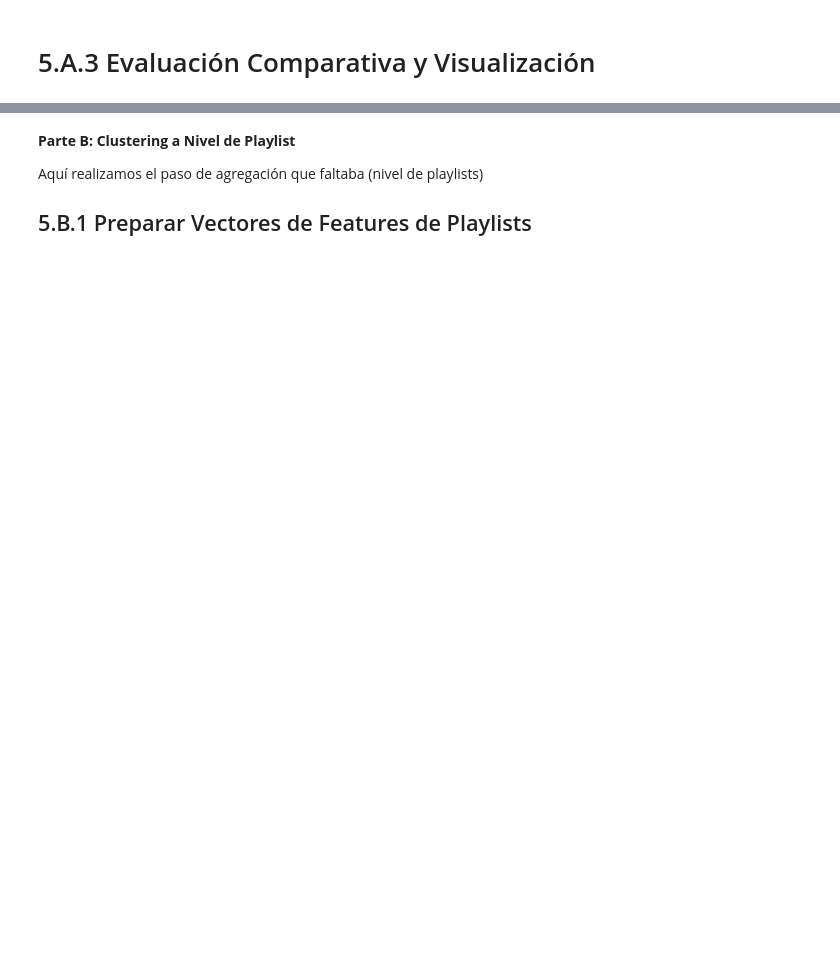
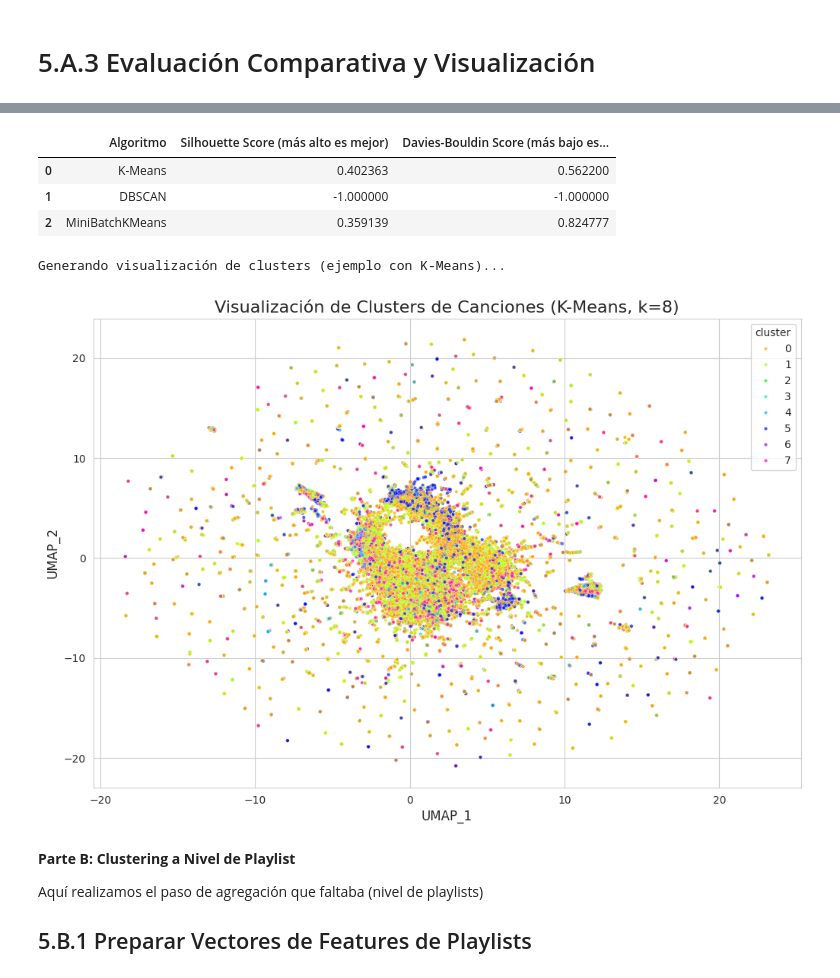
Before and after one commit to fabianlgomez/mpd-PlaylistSimilarity-unal, a Jupyter notebook: associationRules&Clustering.ipynb, the cells around one changed output, grey strips where cells are left out. Drawn from its saved outputs; the diff is of its cells as text; code cells hidden in the pictures; blank space fills up the shorter version.

```diff
--- a/associationRules&Clustering.ipynb
+++ b/associationRules&Clustering.ipynb
@@ -491,0 +502,74 @@ plt.show()
+# %%
+# --- 5.A.3 Evaluación Comparativa y Visualización (MODIFICADO Y CORREGIDO) ---
+
+print("\nCalculando métricas de evaluación...")
+
+# --- K-Means ---
+# CORREGIDO: Usamos X_tracks_numeric para el cálculo de los scores.
+print("Evaluando K-Means...")
+score_s_kmeans = silhouette_score(X_tracks_numeric, track_labels_kmeans)
+score_db_kmeans = davies_bouldin_score(X_tracks_numeric, track_labels_kmeans)
+
+# --- DBSCAN ---
+# CORREGIDO: Usamos X_tracks_numeric y mantenemos la optimización de muestreo para el cálculo.
+print("Evaluando DBSCAN...")
+mask_dbscan = track_labels_dbscan != -1 # Filtro para excluir puntos de ruido (label -1)
+
+# Nos aseguramos de que DBSCAN haya encontrado más de 1 clúster para poder evaluar
+if len(set(track_labels_dbscan[mask_dbscan])) > 1:
+    # Usamos una muestra para que el cálculo del score sea rápido en datasets grandes
+    # Tomamos una muestra de hasta 20,000 puntos que no sean ruido
+    sample_size = min(20000, np.sum(mask_dbscan))
+    sample_indices = np.random.choice(X_tracks_numeric[mask_dbscan].index, size=sample_size, replace=False)
+
+    score_s_dbscan = silhouette_score(X_tracks_numeric.loc[sample_indices], track_labels_dbscan[sample_indices])
+    score_db_dbscan = davies_bouldin_score(X_tracks_numeric.loc[sample_indices], track_labels_dbscan[sample_indices])
+else:
+    # Si DBSCAN no encontró clusters (o solo uno), asignamos un score inválido
+    print("DBSCAN no encontró suficientes clusters para ser evaluado.")
+    score_s_dbscan = -1
+    score_db_dbscan = -1
+
+# --- MiniBatchKMeans ---
+# NUEVO: Reemplazamos la evaluación de Agglomerative por la de MiniBatchKMeans.
+print("Evaluando MiniBatchKMeans...")
+score_s_minibatch = silhouette_score(X_tracks_numeric, track_labels_minibatch)
+score_db_minibatch = davies_bouldin_score(X_tracks_numeric, track_labels_minibatch)
+
+
+# --- Crear tabla de resultados ---
+# CORREGIDO: Actualizamos la lista de algoritmos y las variables de los scores.
+results = pd.DataFrame({
+    'Algoritmo': ['K-Means', 'DBSCAN', 'MiniBatchKMeans'],
+    'Silhouette Score (más alto es mejor)': [score_s_kmeans, score_s_dbscan, score_s_minibatch],
+    'Davies-Bouldin Score (más bajo es mejor)': [score_db_kmeans, score_db_dbscan, score_db_minibatch]
+})
+
+print("\n--- Tabla Comparativa de Modelos de Clustering de Tracks ---")
+display(results)
+
+
+# --- Visualización de Clusters ---
+# Este bloque no necesita cambios, pero lo mantenemos por completitud.
+# Muestra los resultados de K-Means como ejemplo.
+# Nota: Para visualizar otros resultados, simplemente cambia 'track_labels_kmeans'
+# por 'track_labels_minibatch' o 'track_labels_dbscan'.
+
+print("\nGenerando visualización de clusters (ejemplo con K-Means)...")
+viz_df = tracks_umap.copy()
+viz_df['cluster'] = track_labels_kmeans
+
+plt.figure(figsize=(12, 8))
+sns.scatterplot(
+    data=viz_df,
+    x='UMAP_1',
+    y='UMAP_2',
+    hue='cluster',
+    palette=sns.color_palette("hsv", n_colors=OPTIMAL_K),
+    s=10, # Tamaño de los puntos
+    alpha=0.7,
+    legend='full'
+)
+plt.title(f'Visualización de Clusters de Canciones (K-Means, k={OPTIMAL_K})')
+plt.show()
+# %% [output]
@@ -492,3 +583,9 @@ plt.show()
+|  | Algoritmo | Silhouette Score (más alto es mejor) | Davies-Bouldin Score (más bajo es... |
+| 0 | K-Means | 0.402363 | 0.562200 |
+| 1 | DBSCAN | -1.000000 | -1.000000 |
+| 2 | MiniBatchKMeans | 0.359139 | 0.824777 |
+Generando visualización de clusters (ejemplo con K-Means)...
+[figure, added]
 # %% [markdown]
 **Parte B: Clustering a Nivel de Playlist**
 
```
Also changed, not shown: parts of 11 cells of this notebook.
